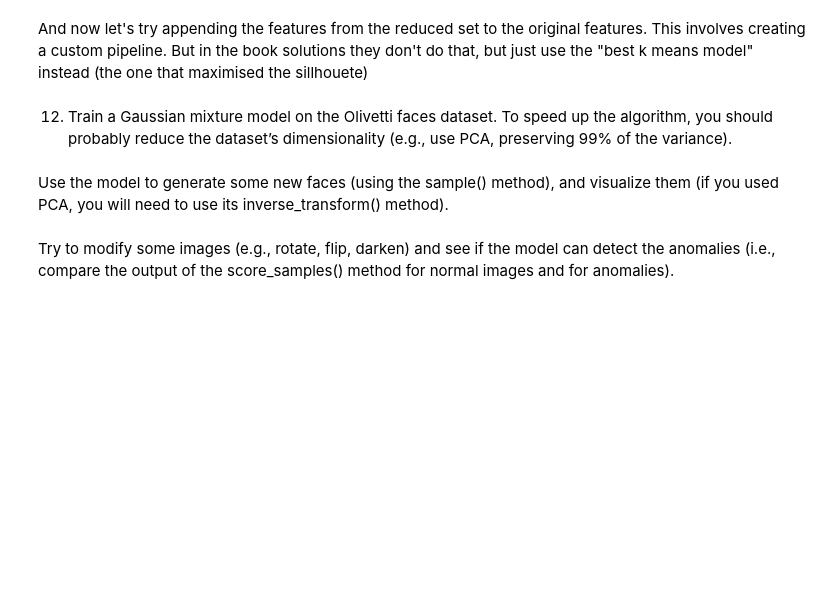
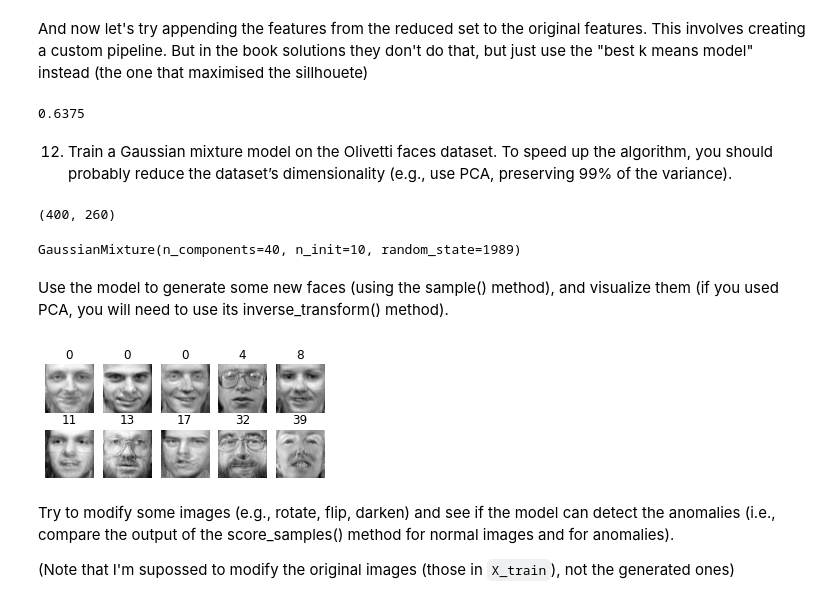
Before and after one commit to franciscoyira/handson-ml2, a Jupyter notebook: 09b_exercises.ipynb, the cells around one changed output. Cells and saved outputs as stored; diff of their text form; code cells hidden in the pictures; blank space fills up the shorter version.

```diff
--- a/09b_exercises.ipynb
+++ b/09b_exercises.ipynb
@@ -41,4 +41,4 @@ def save_fig(fig_id, tight_layout=True, fig_extension="png", resolution=300):
 10. The classic Olivetti faces dataset contains 400 grayscale 64 × 64–pixel images of faces. Each image is flattened to a 1D vector of size 4,096. 40 different people were photographed (10 times each), and the usual task is to train a model that can predict which person is represented in each picture. Load the dataset using the sklearn.datasets.fetch_olivetti_faces() function, then split it into a training set, a validation set, and a test set (note that the dataset is already scaled between 0 and 1). Since the dataset is quite small, you probably want to use stratified sampling to ensure that there are the same number of images per person in each set. Next, cluster the images using K-Means, and ensure that you have a good number of clusters (using one of the techniques discussed in this chapter). Visualize the clusters: do you see similar faces in each cluster?
 # %%
 from sklearn.datasets import fetch_olivetti_faces
-data = fetch_olivetti_faces()
+data = fetch_olivetti_faces(data_home='datasets/')
@@ -409,7 +468,9 @@ X_test_extended = np.c_[X_test, X_test_reduced]
 # %%
 gbm3 = GradientBoostingClassifier(**clf1.best_params_)
 gbm3.fit(X_train_extended, y_train)
-gbm3.score(X_valid_extended, y_valid) # Note how is not necessary to use `accuracy_score`
+gbm3.score(X_valid_extended, y_val) # Note how is not necessary to use `accuracy_score`
+# %% [output]
+0.6375
 # %% [markdown]
 12. Train a Gaussian mixture model on the Olivetti faces dataset. To speed up the algorithm, you should probably reduce the dataset’s dimensionality (e.g., use PCA, preserving 99% of the variance).
 # %%
@@ -419,6 +480,8 @@ from sklearn.decomposition import PCA
 pca = PCA(0.99)
 X_reduced = pca.fit_transform(data2)
 X_reduced.shape
+# %% [output]
+(400, 260)
 # %%
 from sklearn.mixture import GaussianMixture
 
@@ -431,25 +494,21 @@ else:
 
 gm = GaussianMixture(n_components=40, n_init=10, random_state=1989)
 gm.fit(X_reduced)
+# %% [output]
+GaussianMixture(n_components=40, n_init=10, random_state=1989)
 # %% [markdown]
 Use the model to generate some new faces (using the sample() method), and visualize them (if you used PCA, you will need to use its inverse_transform() method).
 # %%
 # Documentation of this method:
 # https://scikit-learn.org/stable/modules/generated/sklearn.mixture.GaussianMixture.html#sklearn.mixture.GaussianMixture.sample
-X_new_faces_raw, y_new_faces = gm.sample(10)
-new_faces = pca.inverse_transform(X_new_faces_raw)
+new_faces_reduced, y_new_faces = gm.sample(10)
+new_faces = pca.inverse_transform(new_faces_reduced)
 
-def plot_faces_new(faces, n_cols=5):
-    faces = faces.reshape(-1, 64, 64) # this should work OK
-    n_rows = (len(faces) - 1) // n_cols + 1 # OK too
-    plt.figure(figsize=(n_cols, n_rows * 1.1)) # OK too
-    for index, (face, label) in enumerate(zip(faces, labels)):
-        plt.subplot(n_rows, n_cols, index + 1)
-        plt.imshow(face, cmap="gray")
-        plt.axis("off")
-        plt.title(label)
-    plt.show()
-
-plot_faces(new_faces, labels)
+# So, the `y_new_labels` contains the labels that are supossed to
+plot_faces(new_faces, y_new_faces)
+# %% [output]
+[figure, added]
 # %% [markdown]
 Try to modify some images (e.g., rotate, flip, darken) and see if the model can detect the anomalies (i.e., compare the output of the score_samples() method for normal images and for anomalies).
+
+(Note that I'm supossed to modify the original images (those in `X_train`), not the generated ones)
```
Also changed, not shown: parts of 27 cells of this notebook, 1 other file.
